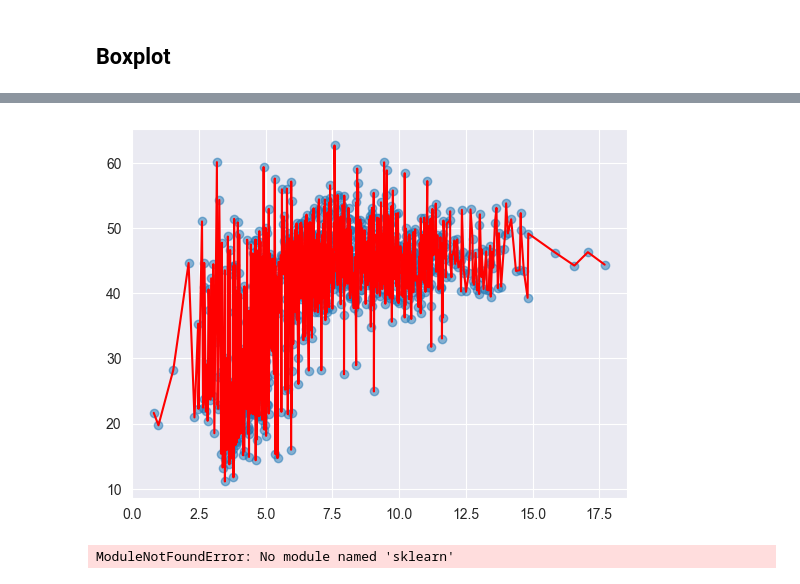
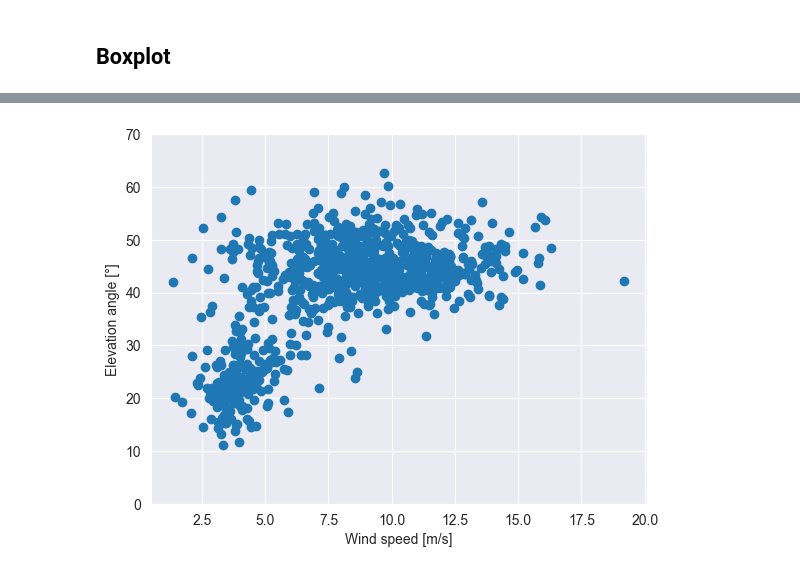
Before and after one commit to begumaltikulac/semikite, a Jupyter notebook: src/Data_Analysis/Correlation_angle_winspeed.ipynb, the cells around one changed output, grey strips where cells are left out. Saved outputs shown, nothing was run; the diff lists cells and outputs as text; code cells hidden in the pictures.

```diff
--- a/src/Data_Analysis/Correlation_angle_winspeed.ipynb
+++ b/src/Data_Analysis/Correlation_angle_winspeed.ipynb
@@ -334,47 +247,0 @@ df_all
-# %%
-df_sorted = df_all.sort_values('wind_speed')
-x = df_sorted['wind_speed'].values
-y = df_sorted['elevation'].values
-
-from scipy.interpolate import UnivariateSpline
-spline = UnivariateSpline(x, y, s=1)
-plt.scatter(x, y, alpha=0.5)
-plt.plot(x, spline(x), color='red')
-plt.show()
-# %% [output]
-[figure, removed]
-# %%
-import numpy as np
-from sklearn.preprocessing import PolynomialFeatures
-from sklearn.linear_model import LinearRegression
-from sklearn.metrics import r2_score
-
-# Daten
-X = df_all['elevation'].values.reshape(-1, 1)  # unabhängige Variable
-y = df_all['wind_speed'].values                # abhängige Variable
-
-# Polynom-Grad einstellen (z. B. 2 oder 3)
-degree = 3
-poly = PolynomialFeatures(degree=degree)
-X_poly = poly.fit_transform(X)
-
-# Modell fitten
-model = LinearRegression()
-model.fit(X_poly, y)
-y_pred = model.predict(X_poly)
-
-# Güte anzeigen
-print(f"R² Score (degree={degree}):", r2_score(y, y_pred))
-
-# Plot
-plt.scatter(X, y, alpha=0.5, label="Data")
-# Für schöne Kurve X sortieren
-x_sorted = np.sort(X, axis=0)
-y_sorted = model.predict(poly.transform(x_sorted))
-plt.plot(x_sorted, y_sorted, color="red", linewidth=2, label=f"Poly deg {degree}")
-plt.xlabel("Elevation Angle")
-plt.ylabel("Wind Speed")
-plt.legend()
-plt.show()
-# %% [output]
-ModuleNotFoundError: No module named 'sklearn'
@@ -380,0 +304,15 @@ ModuleNotFoundError: No module named 'sklearn'
+# %%
+# read altitude data
+merged_0827_1 = process_altimeter_lidar('Data_Altitude/20250827_altitude_kite_from_wxt.csv', VEL_27_09_1, [(valid1, valid2)])
+
+merged_0827_2 = process_altimeter_lidar('Data_Altitude/20250827_altitude_kite_from_wxt.csv', VEL_27_09_2, [(valid3, valid4)])
+
+merged_0829 = process_altimeter_lidar('Data_Altitude/20250829_altitude_kite_from_tetherlength.csv', ds_lidar_cut_0829, [(pd.Timestamp(theo_interp_0829['time'].values[0]), pd.Timestamp(theo_interp_0829['time'].values[-1]))])
+
+merged_0901_1 = process_altimeter_lidar('Data_Altitude/20250901_altitude_kite_from_wxt.csv', ds_lidar_cut_0901_period1, [(pd.Timestamp(theo_interp_0901_period1['time'].values[0]), pd.Timestamp(theo_interp_0901_period1['time'].values[-1]))])
+
+merged_0901_2 = process_altimeter_lidar('Data_Altitude/20250901_altitude_kite_from_wxt.csv', ds_lidar_cut_0901_period2, [(pd.Timestamp(theo_interp_0901_period2['time'].values[0]), pd.Timestamp(theo_interp_0901_period2['time'].values[-1]))])
+
+merged_0903_1 = process_altimeter_lidar('Data_Altitude/20250903_1stperiod_altitude_kite_from_wxt.csv', ds_lidar_cut_0903_period1, [(pd.Timestamp(theo_interp_0903_period1['time'].values[0]), pd.Timestamp(theo_interp_0903_period1['time'].values[-1]))])
+
+merged_0903_2 = process_altimeter_lidar('Data_Altitude/20250903_2ndperiod_altitude_kite_from_wxt.csv', ds_lidar_cut_0903_period2, [(pd.Timestamp(theo_interp_0903_period2['time'].values[0]), pd.Timestamp(theo_interp_0903_period2['time'].values[-1]))])
@@ -380,0 +362,9 @@ ModuleNotFoundError: No module named 'sklearn'
+# %%
+fig = plt.figure()
+plt.scatter(df_all['wind_speed'], df_all['elevation'])
+plt.ylabel('Elevation angle [°]')
+plt.xlabel('Wind speed [m/s]')
+plt.ylim(0,70)
+fig.savefig('Plots/ScatterPlot.pdf')
+# %% [output]
+[figure, added]
```
Also changed, not shown: parts of 12 cells of this notebook, 3 other files.
